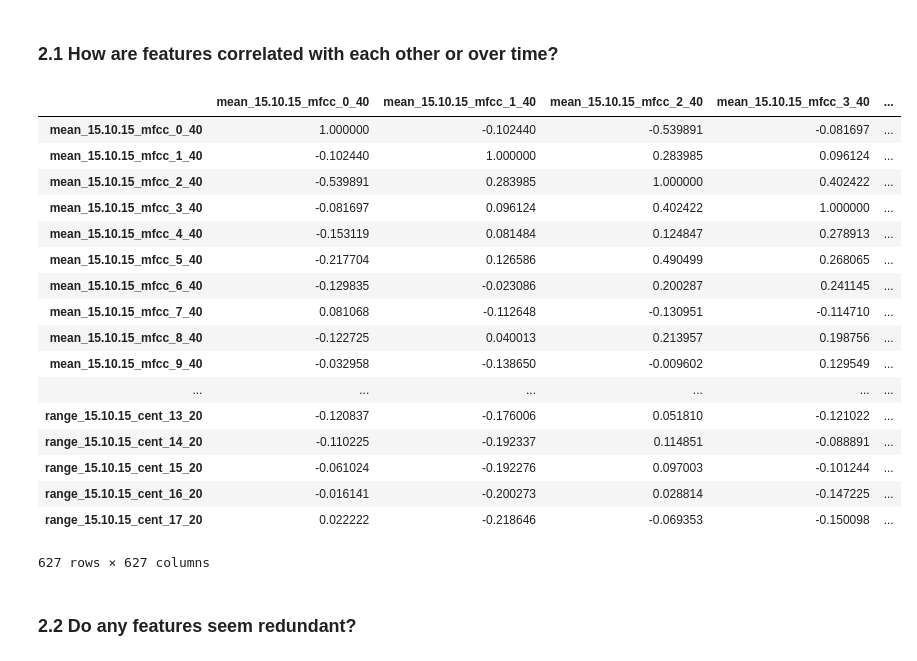
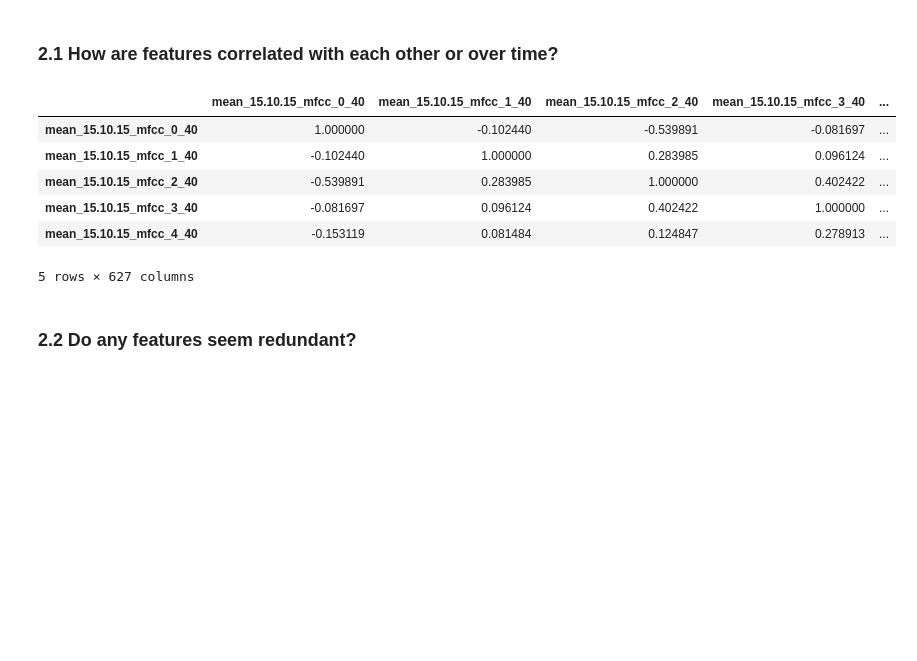
Before and after one commit to elias-gander/MLPC2020, a Jupyter notebook: MPLC2020.ipynb, the cells around one changed output. Cells and saved outputs as stored; diff of their text form; code cells hidden in the pictures; blank space fills up the shorter version.

```diff
--- a/MPLC2020.ipynb
+++ b/MPLC2020.ipynb
@@ -25,26 +29,15 @@ data = OperaDataset(max_files=11)
 # %% [markdown]
 ### 2.1 How are features correlated with each other or over time?
 # %%
-data.correlation_matrix()
+data.correlation_matrix().head()
 # %% [output]
 |  | mean_15.10.15_mfcc_0_40 | mean_15.10.15_mfcc_1_40 | mean_15.10.15_mfcc_2_40 | mean_15.10.15_mfcc_3_40 | ... |
 | mean_15.10.15_mfcc_0_40 | 1.000000 | -0.102440 | -0.539891 | -0.081697 | ... |
 | mean_15.10.15_mfcc_1_40 | -0.102440 | 1.000000 | 0.283985 | 0.096124 | ... |
 | mean_15.10.15_mfcc_2_40 | -0.539891 | 0.283985 | 1.000000 | 0.402422 | ... |
 | mean_15.10.15_mfcc_3_40 | -0.081697 | 0.096124 | 0.402422 | 1.000000 | ... |
 | mean_15.10.15_mfcc_4_40 | -0.153119 | 0.081484 | 0.124847 | 0.278913 | ... |
-| mean_15.10.15_mfcc_5_40 | -0.217704 | 0.126586 | 0.490499 | 0.268065 | ... |
-| mean_15.10.15_mfcc_6_40 | -0.129835 | -0.023086 | 0.200287 | 0.241145 | ... |
-| mean_15.10.15_mfcc_7_40 | 0.081068 | -0.112648 | -0.130951 | -0.114710 | ... |
-| mean_15.10.15_mfcc_8_40 | -0.122725 | 0.040013 | 0.213957 | 0.198756 | ... |
-| mean_15.10.15_mfcc_9_40 | -0.032958 | -0.138650 | -0.009602 | 0.129549 | ... |
-| ... | ... | ... | ... | ... | ... |
-| range_15.10.15_cent_13_20 | -0.120837 | -0.176006 | 0.051810 | -0.121022 | ... |
-| range_15.10.15_cent_14_20 | -0.110225 | -0.192337 | 0.114851 | -0.088891 | ... |
-| range_15.10.15_cent_15_20 | -0.061024 | -0.192276 | 0.097003 | -0.101244 | ... |
-| range_15.10.15_cent_16_20 | -0.016141 | -0.200273 | 0.028814 | -0.147225 | ... |
-| range_15.10.15_cent_17_20 | 0.022222 | -0.218646 | -0.069353 | -0.150098 | ... |
-627 rows × 627 columns
+5 rows × 627 columns
 # %% [markdown]
 ### 2.2 Do any features seem redundant?
 # %%
```
Also changed, not shown: parts of 11 cells of this notebook, 3 other files.
